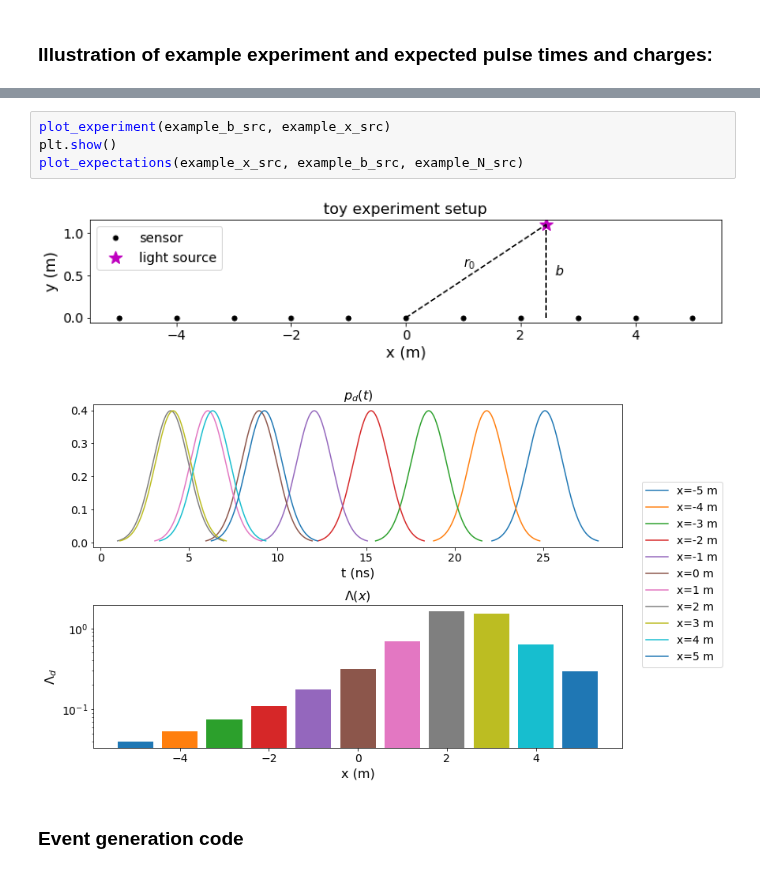
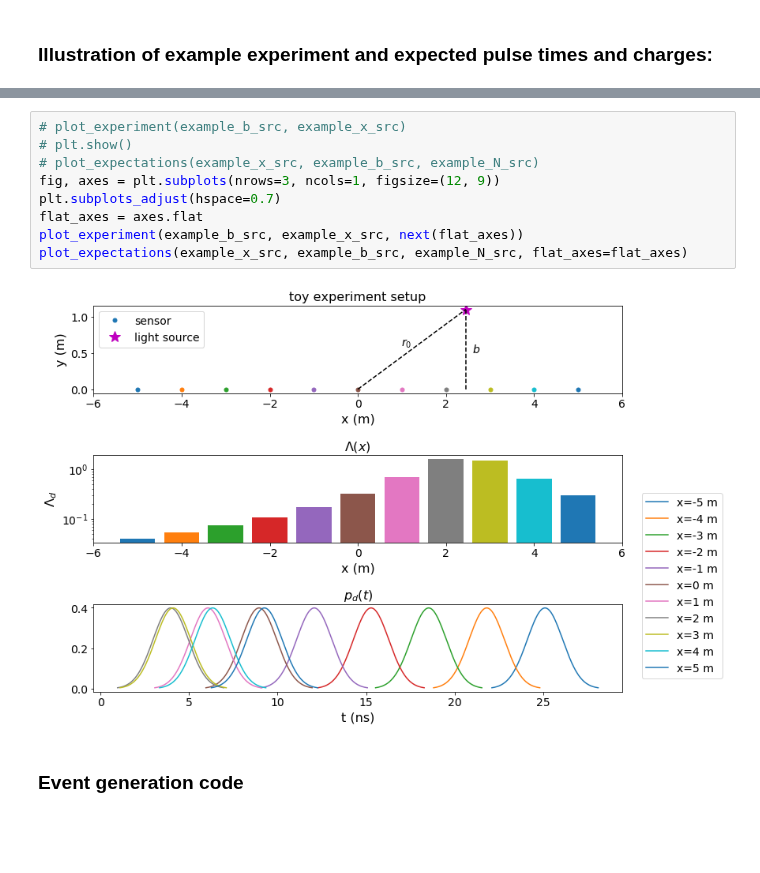
Before and after one commit to philippeller/freeDOM, a Jupyter notebook: notebooks/atfienberg/EML_decomposition.ipynb, the cells around one changed output, grey strips where cells are left out. Drawn from its saved outputs; the diff is of its cells as text; blank space fills up the shorter version.

```diff
--- a/notebooks/atfienberg/EML_decomposition.ipynb
+++ b/notebooks/atfienberg/EML_decomposition.ipynb
@@ -189,13 +198,17 @@ def plot_experiment(b, x):
     ax.legend(loc='upper left')
 
     ax.set_title('toy experiment setup')
-# %%
-plot_experiment(example_b_src, example_x_src)
-plt.show()
-plot_expectations(example_x_src, example_b_src, example_N_src)
-# %% [output]
-[figure, removed]
-[figure, removed]
+# %%
+# plot_experiment(example_b_src, example_x_src)
+# plt.show()
+# plot_expectations(example_x_src, example_b_src, example_N_src)
+fig, axes = plt.subplots(nrows=3, ncols=1, figsize=(12, 9))
+plt.subplots_adjust(hspace=0.7)
+flat_axes = axes.flat
+plot_experiment(example_b_src, example_x_src, next(flat_axes))
+plot_expectations(example_x_src, example_b_src, example_N_src, flat_axes=flat_axes)
+# %% [output]
+[figure, added]
 # %% [markdown]
 ### Event generation code
 # %%
```
Also changed, not shown: parts of 11 cells of this notebook.
